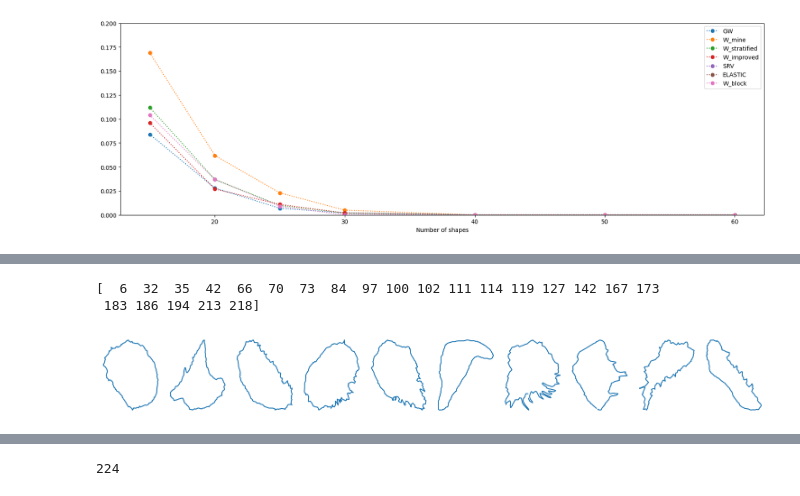
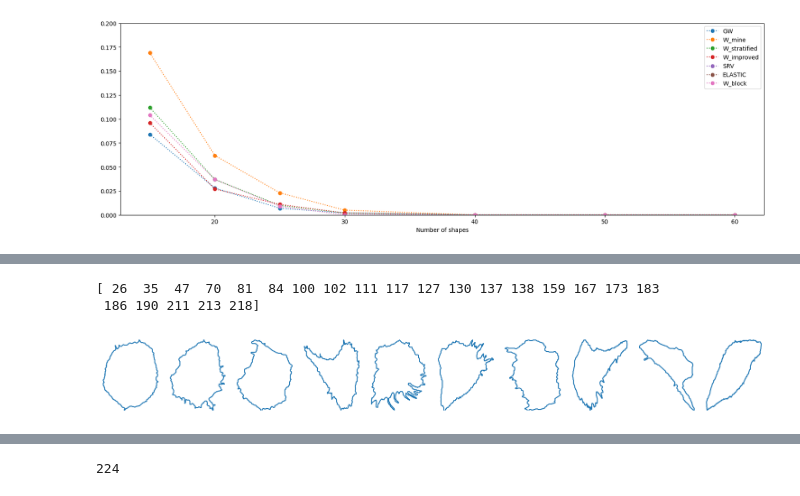
Before and after one commit to WenjunZHAOwO/StratifiedShapes, a Jupyter notebook: Scripts/Cell_Contour2.ipynb, the cells around one changed output, grey strips where cells are left out. Saved outputs shown, nothing was run; the diff lists cells and outputs as text; code cells hidden in the pictures.

```diff
--- a/Scripts/Cell_Contour2.ipynb
+++ b/Scripts/Cell_Contour2.ipynb
@@ -212,7 +209,7 @@ res.p_value
 # %% [output]
 tensor(0.0020)
 # %%
-K_types = ['GW','W_mine','W_stratified','W_improved','SRV','ELASTIC','W_block']
+K_types = ['GW','W_mine','W_stratified','W_improved','SRV']
 type_one_5 = [0]*len(K_types)
 type_one_1 = [0]*len(K_types)
 type_two_5 = [0]*len(K_types)
@@ -357,9 +322,3 @@ plt.xlabel('Number of shapes')
 # %% [output]
 Text(0.5, 0, 'Number of shapes')
 [figure]
-# %%
-n_pts = [0]*len(arrays)
-for i in range(len(arrays)):
-    n_pts[i] = arrays[i].shape[0]
-plt.hist(n_pts,20)
-plt.title(np.mean(n_pts))
@@ -369,35 +325,34 @@ Text(0.5, 1.0, '216.60709010339735')
 # %%
 plt.figure(figsize=(15, 2))
-K = np.load('K_Wasserstein_stratified_cell2')
-K = np.load('K_Wasserstein_block_cell2')
+K = np.load('../Results/K_Wasserstein_stratified_cell2')
 # K = np.load('K_Wasserstein_mine_cell2')
 K = np.exp(-K/np.median(K))
 K_XX = K[np.ix_(idx_all[0], idx_all[0])]
 K_XY = K[np.ix_(idx_all[0], idx_all[1])]
 K_YY = K[np.ix_(idx_all[1], idx_all[1])]
 
 witness_values = [0]*len(idx_all[0])
 for i in range(len(idx_all[0])):
 
     witness_values[i] = compute_witness_function(i, K_XX, K_XY)
 
 idx_max = np.where( np.array(witness_values) > np.quantile(witness_values,0.9) )[0]
 print(idx_max)
 idx_max = [idx_all[0][i] for i in idx_max]
 for i in range(10):
     plt.subplot(1,10,i+1)
     idx_max = np.where( (np.array(witness_values) > np.quantile(witness_values,0.1*i+0.04)) & (np.array(witness_values) < np.quantile(witness_values,0.1*i+0.06)) )[0][0]
     idx_max = idx_all[0][idx_max]
     plt.plot(arrays[idx_max][:,0], arrays[idx_max][:,1])
     plt.axis('off')
     # plt.title(str(10*i+5))
 plt.tight_layout()
 # plt.savefig('Figures/cells_ranked.png')
 plt.show()
 # %% [output]
-[  6  32  35  42  66  70  73  84  97 100 102 111 114 119 127 142 167 173
- 183 186 194 213 218]
+[ 26  35  47  70  81  84 100 102 111 117 127 130 137 138 159 167 173 183
+ 186 190 211 213 218]
-[figure, old version]
+[figure, new version]
 # %%
 from compute_kernel import mmd2_permutation
 def compute_type_12(K_type, n_exp=500, method='gamma'):
```
Also changed, not shown: parts of 10 cells of this notebook, 3 other files.
